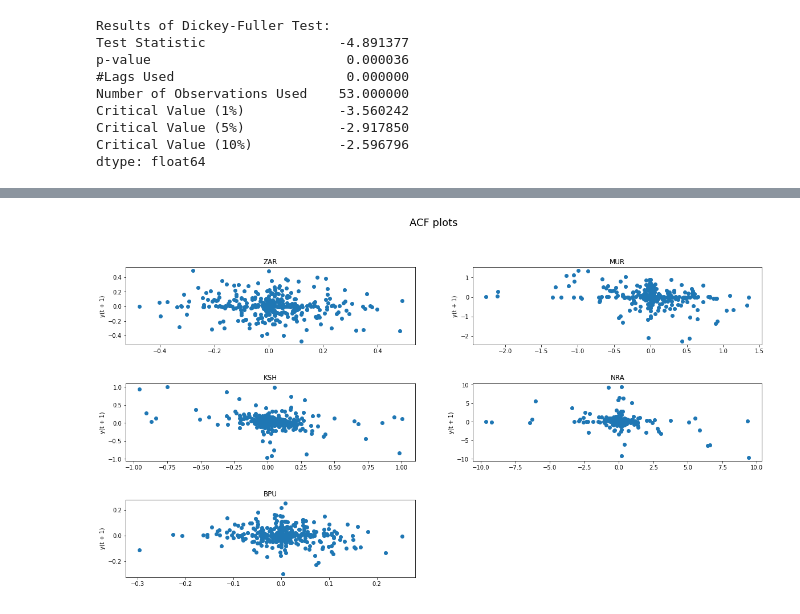
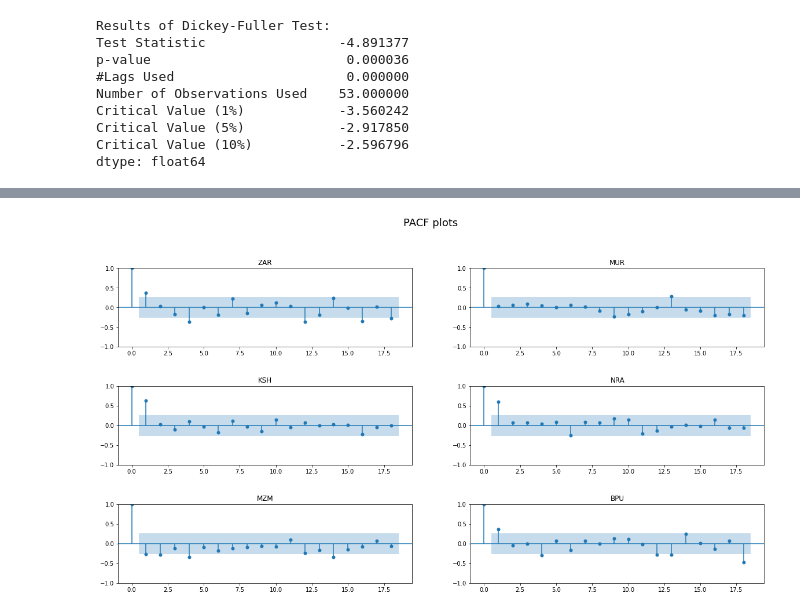
Before and after one commit to OTeeEnabor/ExchangeRateForecast, a Jupyter notebook: Arima_Exchange_Rate_Forecast.ipynb, the cells around one changed output, grey strips where cells are left out. Cells and saved outputs as stored; diff of their text form; code cells hidden in the pictures.

```diff
--- a/Arima_Exchange_Rate_Forecast.ipynb
+++ b/Arima_Exchange_Rate_Forecast.ipynb
@@ -170,6 +170,10 @@ for n, currency in enumerate(currency_list):
   ax.set_title(currency.upper())
   # ax.get_legend().remove()
   ax.set_xlabel("")
+  # chart formating
+  ax.set_title(currency.upper())
+  # ax.get_legend().remove()
+  ax.set_xlabel("")
 # %% [output]
 [figure]
 # %% [markdown]
@@ -511,10 +519,10 @@ plt.subplots_adjust(hspace=0.5)
 plt.suptitle('ACF plots', fontsize=18,y=1)
 
 # loop through the length of currencies and keep track of index
-for n, currency in enumerate(non_stationary_currency_list):
+for n, currency in enumerate(currency_list):
   # add new subplot iteratively
   ax = plt.subplot(3,2,n+1)
-  plot_acf(x=week_exchange_df[currency].diff(),ax=ax)
+  plot_acf(x=week_exchange_df[f'{currency}_log_dif'],ax=ax)
   # chart formating
   ax.set_title(currency.upper())
   # ax.get_legend().remove()
@@ -524,16 +532,16 @@ for n, currency in enumerate(non_stationary_currency_list):
 # %%
-from pandas.plotting import lag_plot
 plt.figure(figsize=(20,10))
 plt.subplots_adjust(hspace=0.5)
-plt.suptitle('ACF plots', fontsize=18,y=1)
+plt.suptitle('PACF plots', fontsize=18,y=1)
+
 # loop through the length of currencies and keep track of index
-for n, currency in enumerate(non_stationary_currency_list):
+for n, currency in enumerate(currency_list):
   # add new subplot iteratively
   ax = plt.subplot(3,2,n+1)
-  lag_plot(exchange_df[currency].diff(),ax=ax)
+  plot_pacf(x=week_exchange_df[f'{currency}_log_dif'],ax=ax)
   # chart formating
   ax.set_title(currency.upper())
   # ax.get_legend().remove()
   ax.set_xlabel("")
 # %% [output]
-[figure, old version]
+[figure, new version]
```
Also changed, not shown: parts of 23 cells of this notebook.
